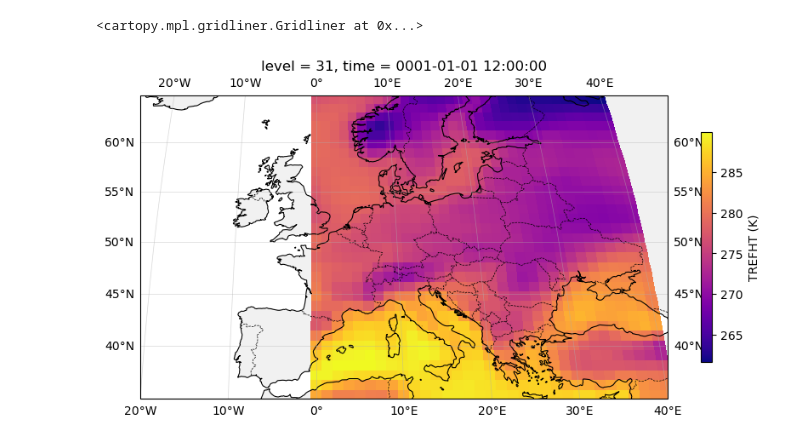
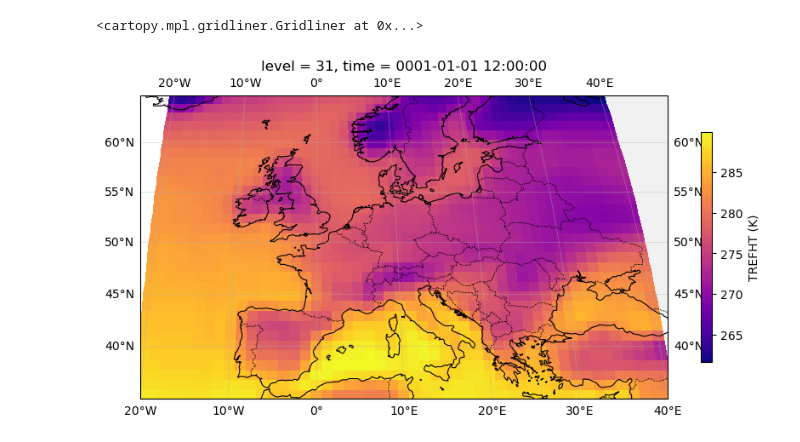
Before and after one commit to undertherainysky/ATOC_4815_Lab7, a Jupyter notebook: main.ipynb, the cells around one changed output. Drawn from its saved outputs; the diff is of its cells as text; code cells hidden in the pictures.

Commit message:
Eliminated dual dataarray structure by shifting longitude coordinates

```diff
--- a/main.ipynb
+++ b/main.ipynb
@@ -14,54 +14,43 @@ cam_data = xr.open_dataset('sample_data_camulator.nc')
 ## View all variables
 print("Variables:", list(cam_data.data_vars))
 ## View dimensions
 print("\nDimensions:", dict(cam_data.dims))
 ## View coordinates
 print("\nCoordinates:", list(cam_data.coords))
 ## Global attributes
 print("\nGlobal attributes:", cam_data.attrs)
 ## Specific variable attributes
 print("\nTREFHT attributes:", cam_data['TREFHT'].attrs)
 """
+# shift longitude to -180 to 180 to allow slicing across meridian
+cam_data.coords['longitude'] = (cam_data.coords['longitude'] + 180) % 360 - 180
+cam_data = cam_data.sortby(cam_data.longitude)
+
 #lat: 35-65N
-#long 10W-40E
-west_europe = cam_data.sel(
-    latitude=slice(35, 65),
-    longitude=(cam_data.longitude >= 340)
+#long 20W-40E
+europe = cam_data.sel(
+    latitude=slice(35,65),
+    longitude=slice(-20,40)
 )
-east_europe = cam_data.sel(
-    latitude = slice(35,65),
-    longitude = (cam_data.longitude <= 40)
-)
-# europe = xr.concat([west_europe,east_europe],dim='time')
-# print(europe)
-west_europe.combine_first(east_europe)
 
+# Plot original values:
 fig, ax = plt.subplots(
     figsize=(10, 5),
     subplot_kw={'projection': ccrs.Robinson()}   # 1. Choose map projection
 )
-
-# 2. Plot xarray data — always set transform to your data's CRS
-west_europe['TREFHT'].isel(time=0).plot(
-    ax=ax,
-    transform=ccrs.PlateCarree(),                # data is on regular lat/lon
-    cmap='plasma',
-    add_colorbar=False
-)
-
-east_europe['TREFHT'].isel(time=0).plot(
+europe['TREFHT'].isel(time=0).plot(
     ax=ax,
     transform=ccrs.PlateCarree(),                # data is on regular lat/lon
     cmap='plasma',
     cbar_kwargs={'label': 'TREFHT (K)', 'shrink': 0.7},
 )
-
 ax.set_extent([-20, 40, 35, 65], crs=ccrs.PlateCarree())
-# 3. Add geographic features
 ax.coastlines(linewidth=0.8)
 ax.add_feature(cfeature.BORDERS, linewidth=0.5, linestyle='--')
 ax.add_feature(cfeature.LAND, facecolor='lightgray', alpha=0.3)
 ax.gridlines(draw_labels=True, linewidth=0.5, alpha=0.5)
+
+# Lab Plotting:
 # %% [output]
 <cartopy.mpl.gridliner.Gridliner at 0x...>
-[figure, old version]
+[figure, new version]
```
